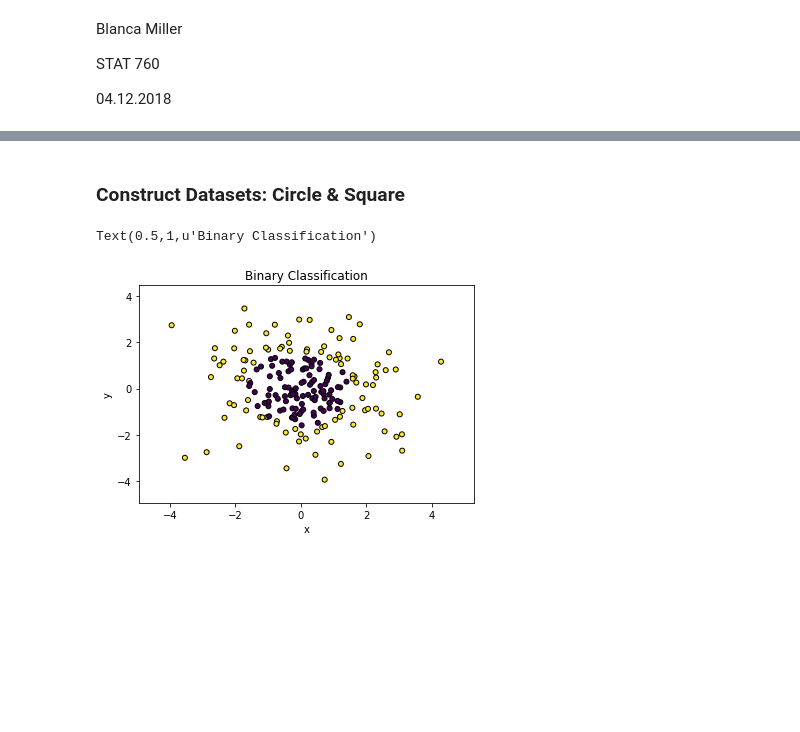
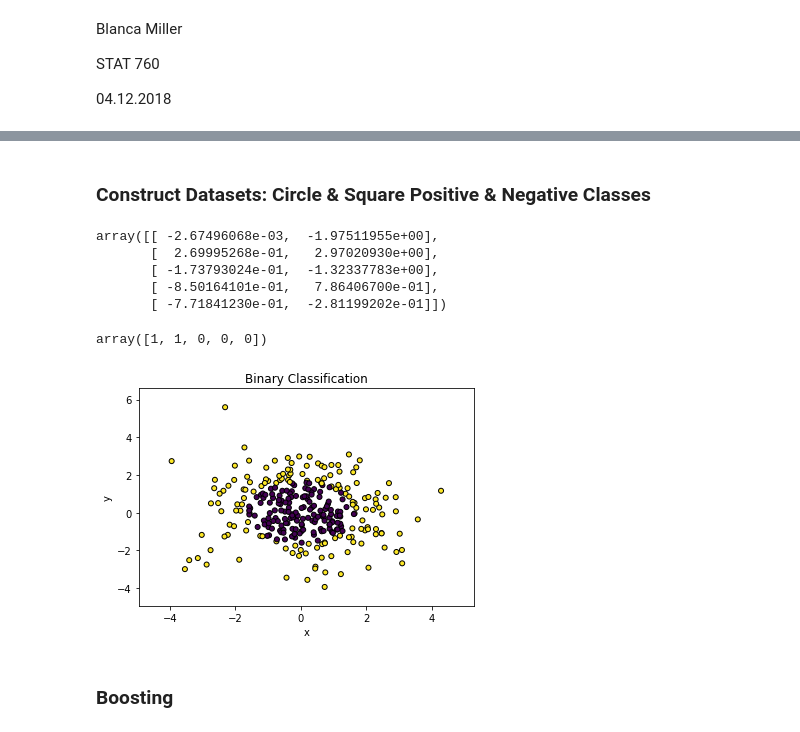
Before and after one commit to blancamiller/ML_notebook, a Jupyter notebook: HW8_Ada_Boost/miller_blanca_hw8.ipynb, the cells around one changed output, grey strips where cells are left out. Saved outputs shown, nothing was run; the diff lists cells and outputs as text; code cells hidden in the pictures; blank space fills up the shorter version.

Commit message:
outline of ada boost

```diff
--- a/HW8_Ada_Boost/miller_blanca_hw8.ipynb
+++ b/HW8_Ada_Boost/miller_blanca_hw8.ipynb
@@ -71,23 +66,33 @@ from sklearn.ensemble import AdaBoostClassifier
 from sklearn.tree import DecisionTreeClassifier
 from sklearn.datasets import make_gaussian_quantiles
 # %% [markdown]
-### Construct Datasets: Circle & Square
+### Construct Datasets: Circle & Square Positive & Negative Classes
 # %%
-X1, y1 = make_gaussian_quantiles(cov=2.,
-                                 n_samples=200, n_features=2,
-                                 n_classes=2, random_state=1)
+X, y = make_gaussian_quantiles(cov=2., n_samples=300, n_features=2,
+                               n_classes=2, random_state=1)
+# %%
+X[0:5,0:2]
+# %% [output]
+array([[ -2.67496068e-03,  -1.97511955e+00],
+       [  2.69995268e-01,   2.97020930e+00],
+       [ -1.73793024e-01,  -1.32337783e+00],
+       [ -8.50164101e-01,   7.86406700e-01],
+       [ -7.71841230e-01,  -2.81199202e-01]])
+# %%
+y[0:5]
+# %% [output]
+array([1, 1, 0, 0, 0])
 # %%
-x_min, x_max = X1[:, 0].min() - 1, X1[:, 0].max() + 1
-y_min, y_max = X1[:, 1].min() - 1, X1[:, 1].max() + 1
+x_min, x_max = X[:, 0].min() - 1, X[:, 0].max() + 1
+y_min, y_max = X[:, 1].min() - 1, X[:, 1].max() + 1
 # %%
 # Plot the training points
-plt.scatter(X1[:, 0], X1[:, 1], marker='o',
-                c=y1, s=25, edgecolor='k')
+plt.scatter(X[:, 0], X[:, 1], marker='o', c=y, s=25, edgecolor='k')
 plt.xlim(x_min, x_max)
 plt.ylim(y_min, y_max)
 plt.xlabel('x')
 plt.ylabel('y')
 plt.title('Binary Classification')
+plt.show()
 # %% [output]
-Text(0.5,1,u'Binary Classification')
-[figure, old version]
+[figure, new version]
@@ -98,0 +99,2 @@ Text(0.5,1,u'Binary Classification')
+# %% [markdown]
+### Boosting
```
Also changed, not shown: parts of 11 cells of this notebook.
